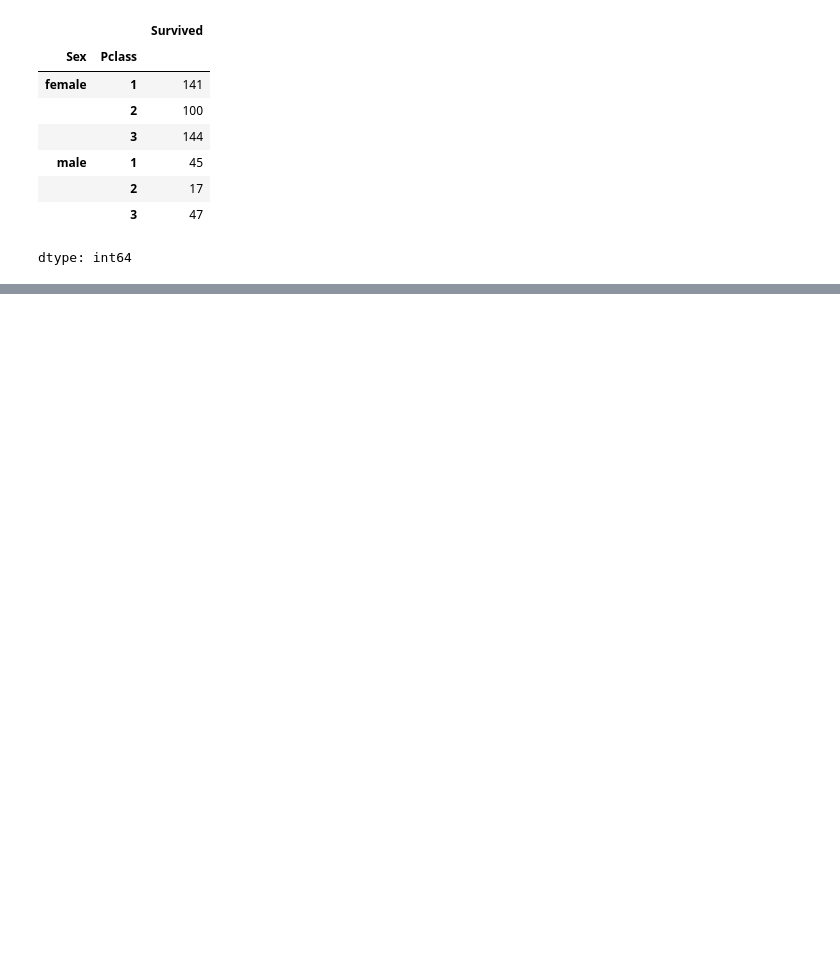
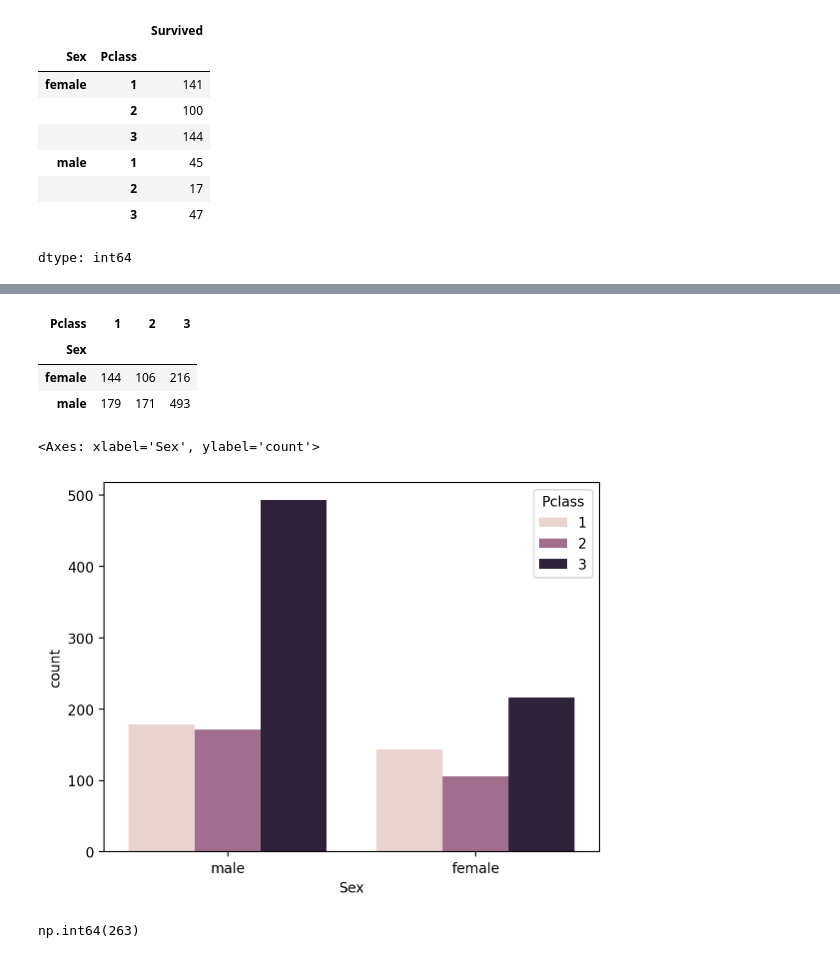
Before and after one commit to jinsumin81/BD-team, a Jupyter notebook: 타이타닉분석.ipynb, the cells around one changed output, grey strips where cells are left out. Cells and saved outputs as stored; diff of their text form; code cells hidden in the pictures; blank space fills up the shorter version.

```diff
--- a/타이타닉분석.ipynb
+++ b/타이타닉분석.ipynb
@@ -75,0 +82,16 @@ dtype: int64
+# %%
+ttn.groupby(['Sex', 'Pclass']).size().unstack()
+# %% [output]
+| Pclass | 1 | 2 | 3 |
+| Sex |  |  |  |
+| female | 144 | 106 | 216 |
+| male | 179 | 171 | 493 |
+# %%
+sns.countplot(ttn,x='Sex',hue='Pclass')
+# %% [output]
+<Axes: xlabel='Sex', ylabel='count'>
+[figure, added]
+# %%
+ttn['Age'].isnull().sum()
+# %% [output]
+np.int64(263)
```
Also changed, not shown: parts of 7 cells of this notebook.
